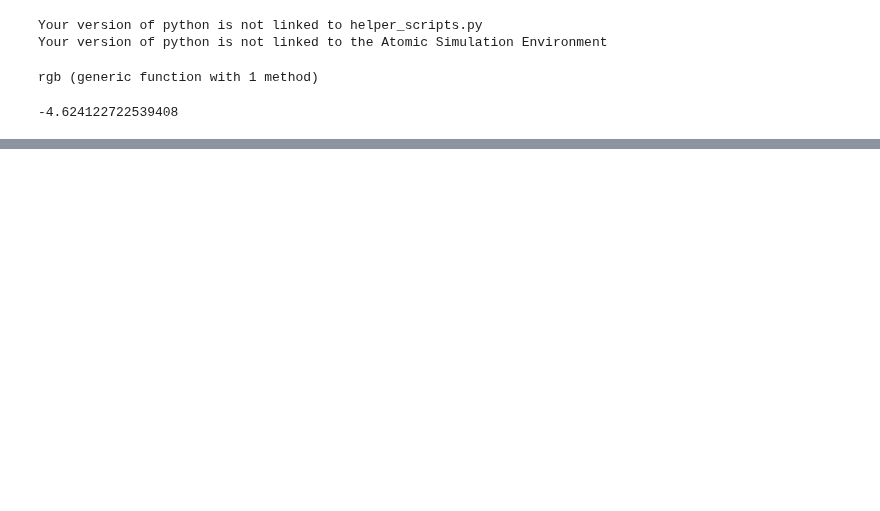
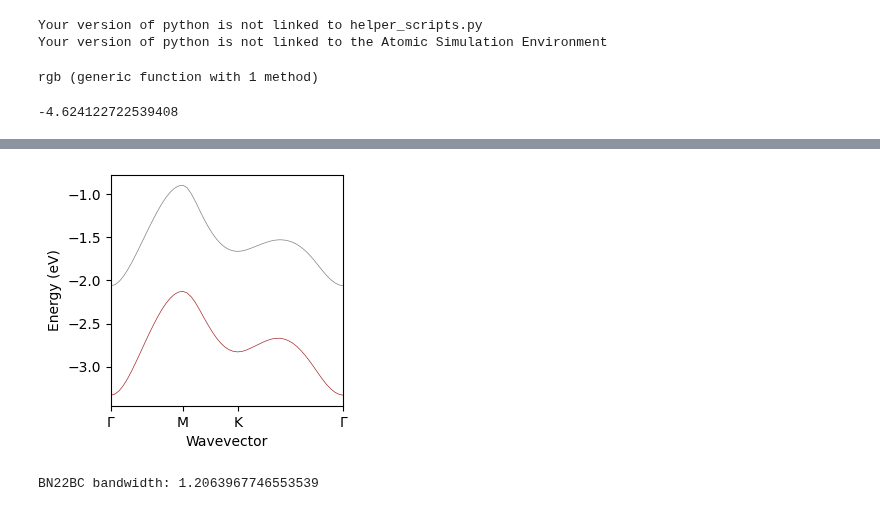
Before and after one commit to AliGhorashiCMT/Plasmons_Paper, a Jupyter notebook: Substitutional_Defects/Figure 1.ipynb, the cells around one changed output, grey strips where cells are left out. Cells and saved outputs as stored; diff of their text form; code cells hidden in the pictures; blank space fills up the shorter version.

```diff
--- a/Substitutional_Defects/Figure 1.ipynb
+++ b/Substitutional_Defects/Figure 1.ipynb
@@ -110,0 +114,9 @@ savefig("AllBands.pdf")
+# %%
+figure(figsize=(3, 3))
+plot_bands(bn22bc_dir*"/BN22BC.bands.eigenvals", spin = 2, color_up = color_up, color_dn=color_dn, linewidth=0.5,
+whichbands=[17])
+es_up, es_dn = JJDFTX.bandstruct_properties(bn22bc_dir*"/BN22BC.bands.eigenvals", kpointsfile=bn22bc_dir*"/bandstruct.kpoints",  spin =2);
+println("BN22BC bandwidth: $(es_up[17][2] - es_up[17][1])")
+# %% [output]
+[figure, added]
+BN22BC bandwidth: 1.2063967746553539
```
Also changed, not shown: parts of 7 cells of this notebook.
